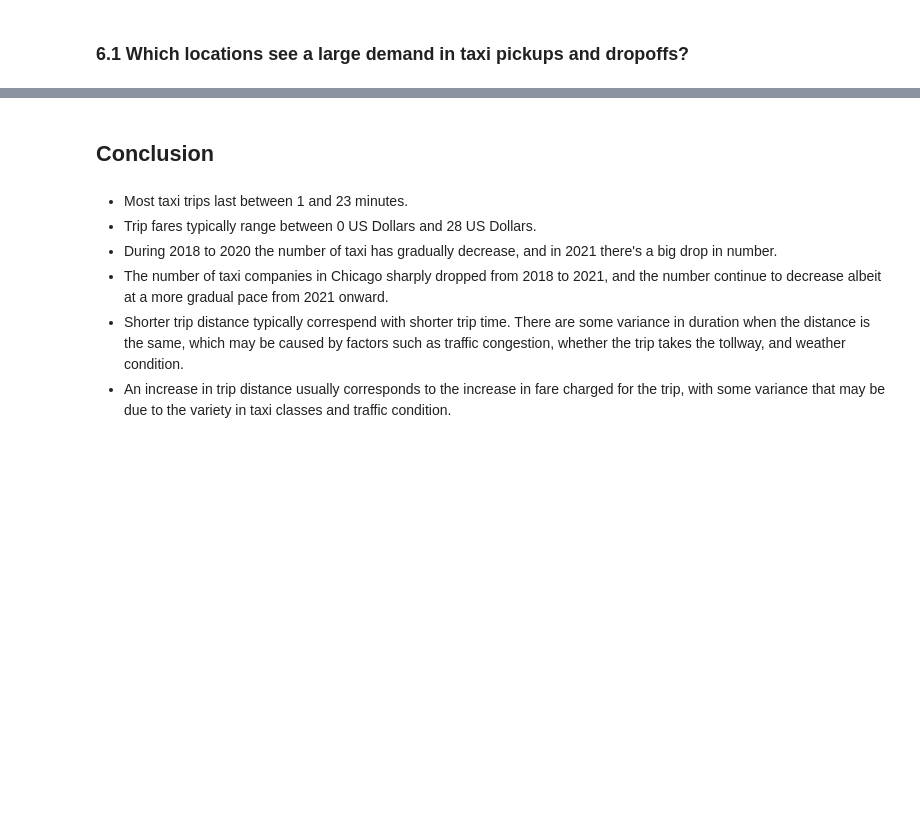
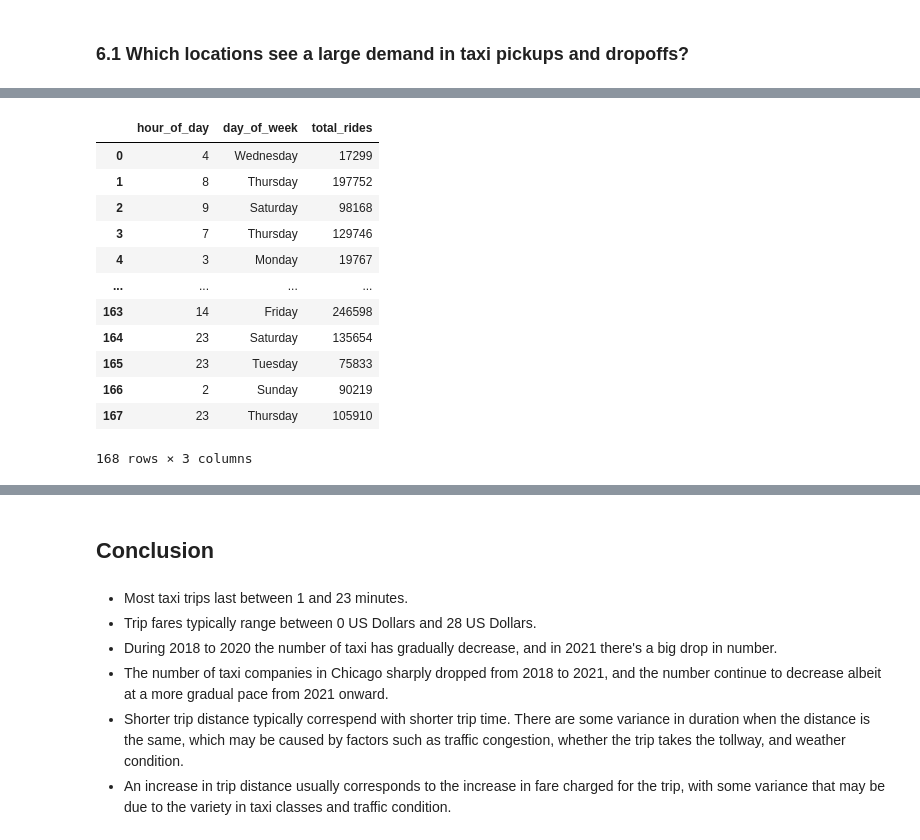
Before and after one commit to pp-monika/chicago-transportation-analysis, a Jupyter notebook: QST2-Analyzing-Transportation-Patterns-Using-Chicago-Taxi-Trip-and-Chicago-Rideshare-for-Urban-Planning-Insights-2.ipynb, the cells around one changed output, grey strips where cells are left out. Drawn from its saved outputs; the diff is of its cells as text; code cells hidden in the pictures; blank space fills up the shorter version.

```diff
--- a/QST2-Analyzing-Transportation-Patterns-Using-Chicago-Taxi-Trip-and-Chicago-Rideshare-for-Urban-Planning-Insights-2.ipynb
+++ b/QST2-Analyzing-Transportation-Patterns-Using-Chicago-Taxi-Trip-and-Chicago-Rideshare-for-Urban-Planning-Insights-2.ipynb
@@ -981,0 +858,22 @@ plt.show()
+# %%
+hour_day_trips = (
+    time_trips.groupBy("hour_of_day", "day_of_week")
+    .agg(count("*").alias("total_rides"))
+    .toPandas()  # Convert to Pandas for plotting
+)
+# %%
+hour_day_trips
+# %% [output]
+|  | hour_of_day | day_of_week | total_rides |
+| 0 | 4 | Wednesday | 17299 |
+| 1 | 8 | Thursday | 197752 |
+| 2 | 9 | Saturday | 98168 |
+| 3 | 7 | Thursday | 129746 |
+| 4 | 3 | Monday | 19767 |
+| ... | ... | ... | ... |
+| 163 | 14 | Friday | 246598 |
+| 164 | 23 | Saturday | 135654 |
+| 165 | 23 | Tuesday | 75833 |
+| 166 | 2 | Sunday | 90219 |
+| 167 | 23 | Thursday | 105910 |
+168 rows × 3 columns
```
Also changed, not shown: parts of 64 cells of this notebook.
